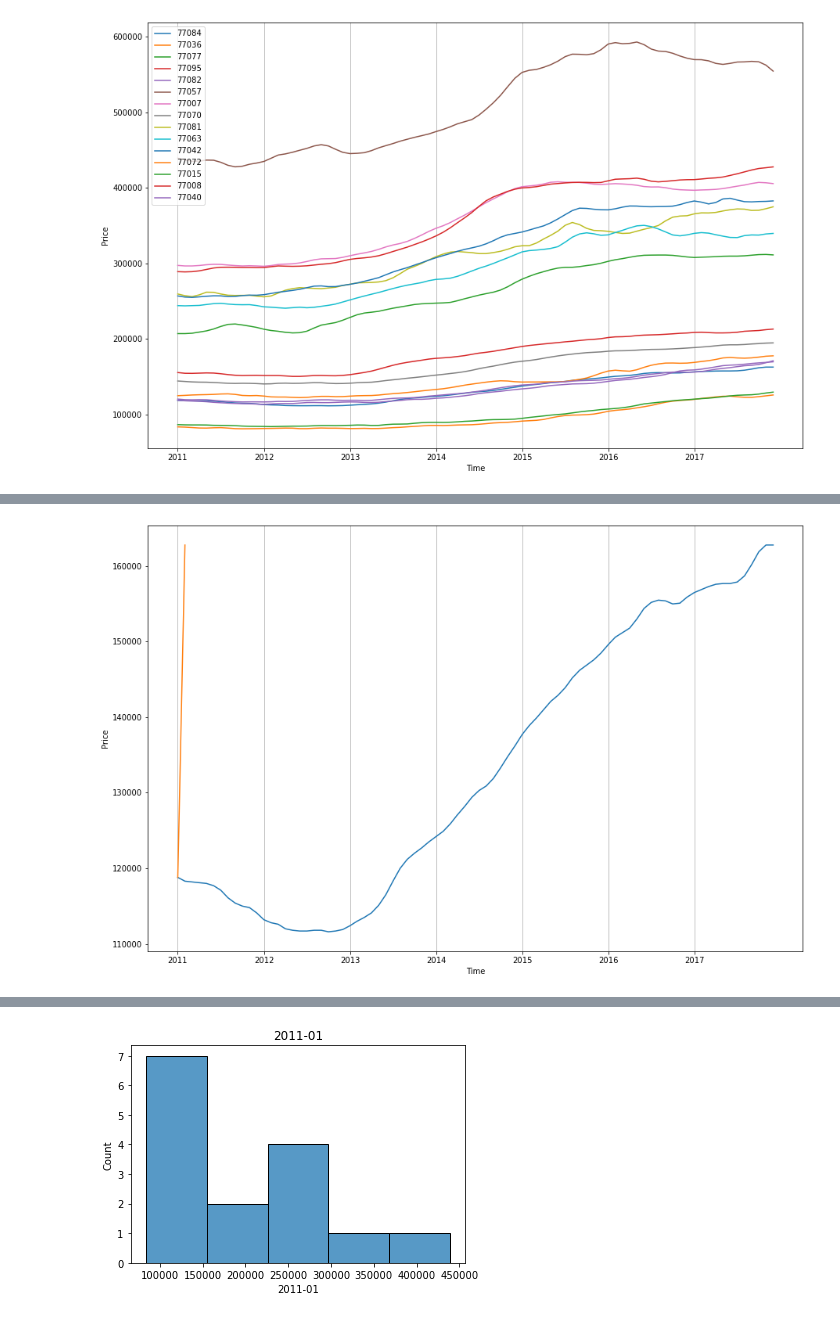
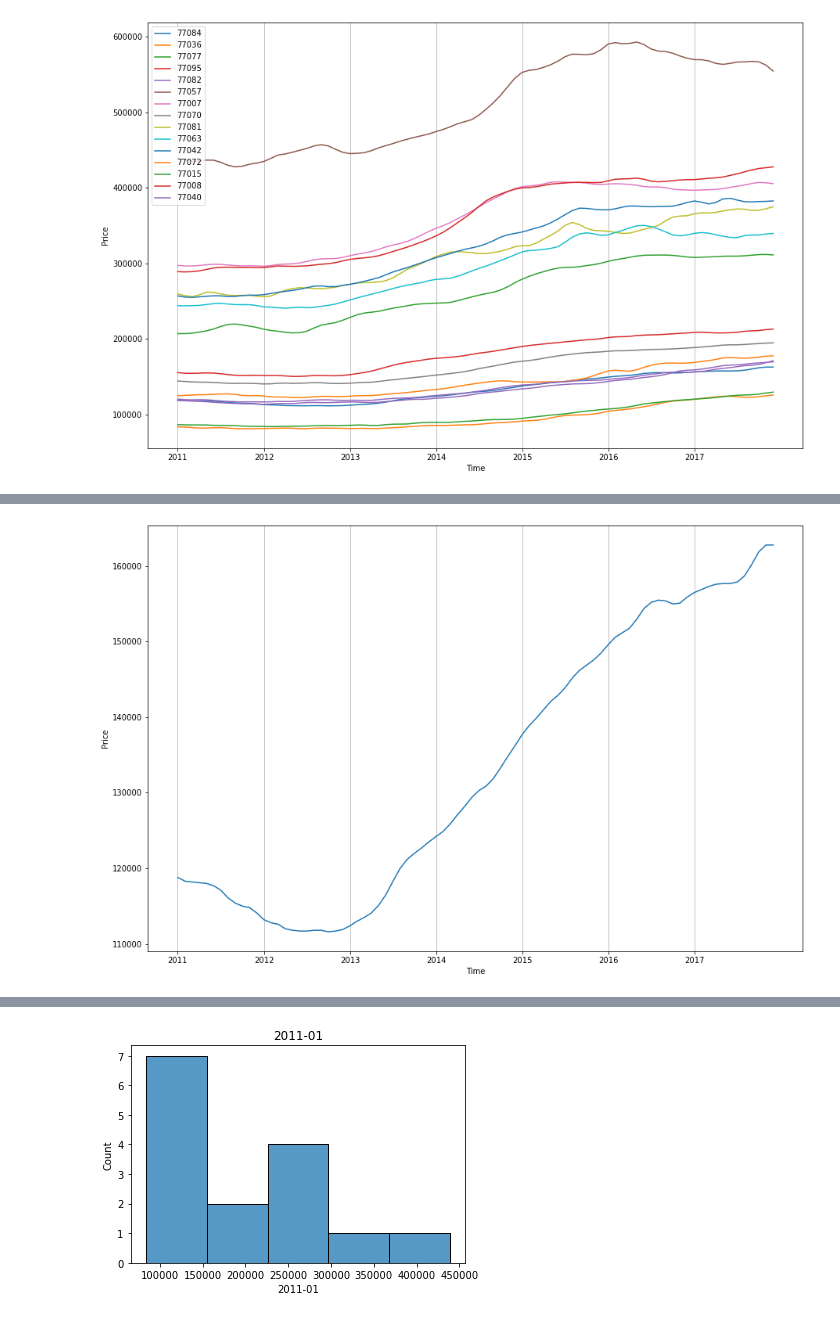
Before and after one commit to Blue723/Housing_Time_Series, a Jupyter notebook: Time_Series_notebook.ipynb, the cells around one changed output, grey strips where cells are left out. Drawn from its saved outputs; the diff is of its cells as text; code cells hidden in the pictures.

```diff
--- a/Time_Series_notebook.ipynb
+++ b/Time_Series_notebook.ipynb
@@ -263,18 +264,18 @@ line_trend
 # %%
 f, ax = plt.subplots()
 
-zipcode['77084'].plot(figsize=(15,10),
+ax1 = zipcode['77084'].plot(figsize=(15,10),
              use_index=True,
              xlabel='Time',
              ylabel='Price')
 
-plt.plot(line_trend['77084'])
+
 
 xlabels = [2011,2012,2013,2014,2015,2016,2017]
 plt.grid(axis='x')
 plt.xticks(ticks=range(0,len(zipcode.index),12), labels=xlabels);
 # %% [output]
-[figure, old version]
+[figure, new version]
 # %%
 zipcode.describe()
 # %% [output]
```
Also changed, not shown: parts of 7 cells of this notebook, 2 other files.
